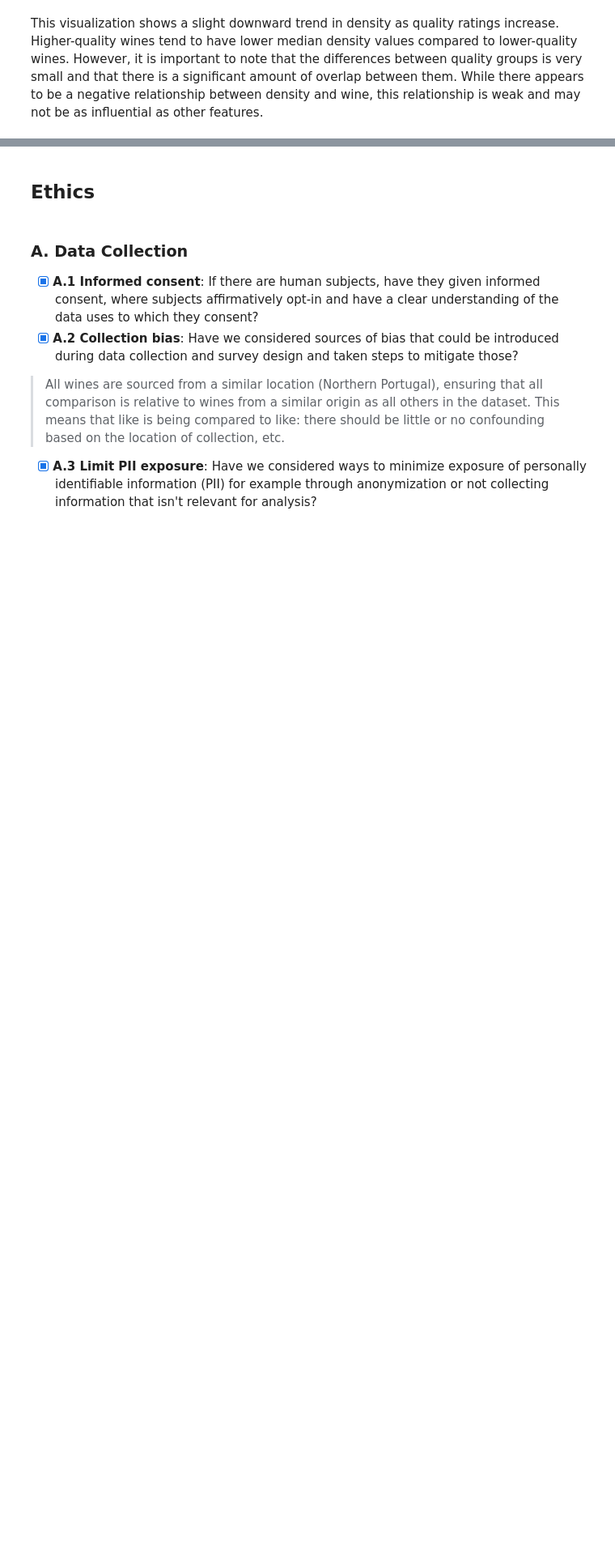
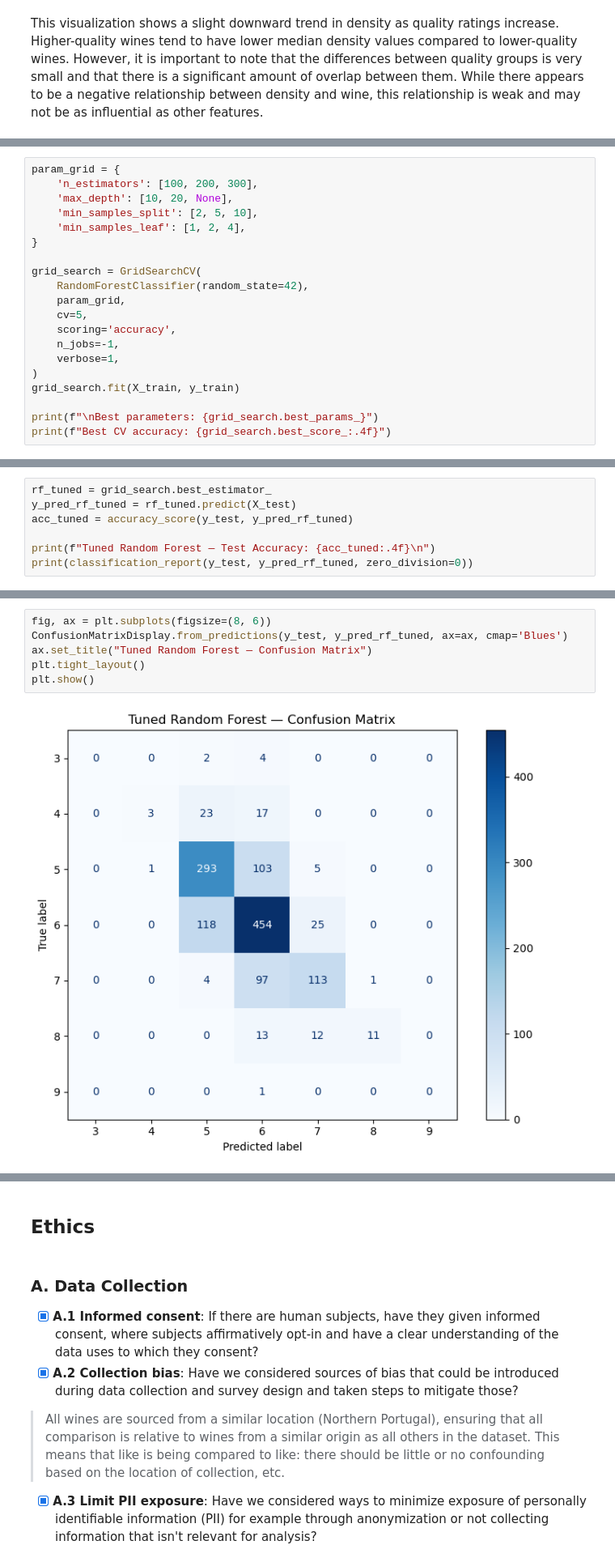
Before and after one commit to COGS108/Group043_WI26, a Jupyter notebook: 03-FinalProject.ipynb, the cells around one changed output, grey strips where cells are left out. Shown at 81% size. Cells and saved outputs as stored; diff of their text form; blank space fills up the shorter version.

```diff
--- a/03-FinalProject.ipynb
+++ b/03-FinalProject.ipynb
@@ -479,0 +689,20 @@ Some more words and stuff.  Remember notebooks work best if you interleave the c
+# %%
+param_grid = {
+    'n_estimators': [100, 200, 300],
+    'max_depth': [10, 20, None],
+    'min_samples_split': [2, 5, 10],
+    'min_samples_leaf': [1, 2, 4],
+}
+
+grid_search = GridSearchCV(
+    RandomForestClassifier(random_state=42),
+    param_grid,
+    cv=5,
+    scoring='accuracy',
+    n_jobs=-1,
+    verbose=1,
+)
+grid_search.fit(X_train, y_train)
+
+print(f"\nBest parameters: {grid_search.best_params_}")
+print(f"Best CV accuracy: {grid_search.best_score_:.4f}")
@@ -479,0 +714,7 @@ Some more words and stuff.  Remember notebooks work best if you interleave the c
+# %%
+rf_tuned = grid_search.best_estimator_
+y_pred_rf_tuned = rf_tuned.predict(X_test)
+acc_tuned = accuracy_score(y_test, y_pred_rf_tuned)
+
+print(f"Tuned Random Forest — Test Accuracy: {acc_tuned:.4f}\n")
+print(classification_report(y_test, y_pred_rf_tuned, zero_division=0))
@@ -479,0 +737,8 @@ Some more words and stuff.  Remember notebooks work best if you interleave the c
+# %%
+fig, ax = plt.subplots(figsize=(8, 6))
+ConfusionMatrixDisplay.from_predictions(y_test, y_pred_rf_tuned, ax=ax, cmap='Blues')
+ax.set_title("Tuned Random Forest — Confusion Matrix")
+plt.tight_layout()
+plt.show()
+# %% [output]
+[figure, added]
```
Also changed, not shown: parts of 35 cells of this notebook.
